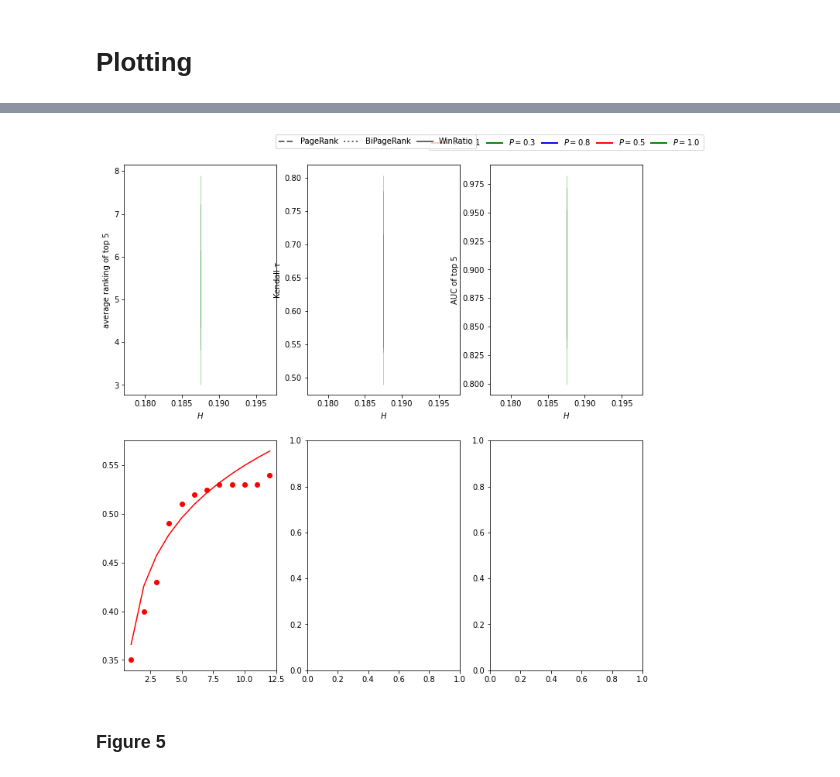
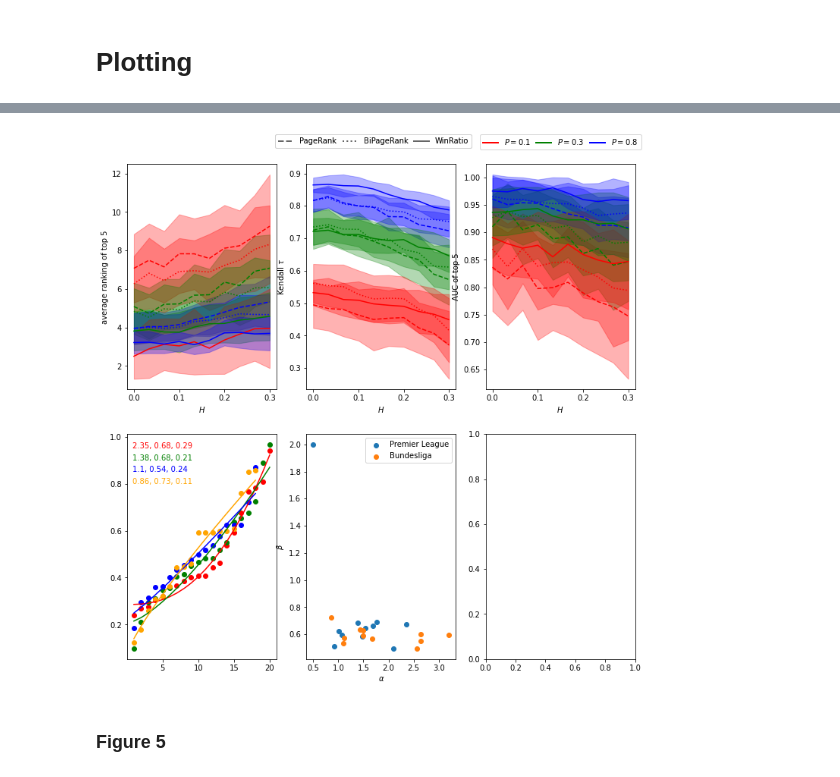
Before and after one commit to nicolas-kuechler/eth-sports-networks-2021, a Jupyter notebook: project.ipynb, the cells around one changed output, grey strips where cells are left out. Cells and saved outputs as stored; diff of their text form; code cells hidden in the pictures.

Commit message:
Add alfa/beta plots Fig 4. Add real data loading

```diff
--- a/project.ipynb
+++ b/project.ipynb
@@ -771,0 +865,16 @@ build_figure_3()
+# %%
+# configure here the experiments (the pipeline will create a cross product for every element in a list)
+config = {
+    "n_teams": [30],
+    "fitness": [{"type": "linear"}],
+    "model": [{"type": "logistic", "H": np.linspace(0.0, 0.3, 10), "delta": [0.1]}],
+    "fraction_games_per_season": [0.1, 0.3, 0.8], # P in paper (can only be between [0,1])
+    "remove_unexpected": [{"mode": ["removal"], "fraction_eta": [0.0]}],
+    "n_seasons": 50, # number of repetitions
+    "ranking_algos": ["pagerank", "bipagerank", "winratio"],
+    "metrics": ["top5_avg_rank", "kendall", "auc"],
+    "fix_schedule_over_season": False
+}
+
+df = build_df(config)
+display(drop_additional_cols(df))
@@ -772,8 +896,19 @@ build_figure_3()
 # %%
 
 leagues_to_fit = [
-    {'league': 'bundesliga', 'year': 2021}
+    {'league': 'Premier League', 'start_year': 2017, 'color': 'red'},
+    {'league': 'Premier League', 'start_year': 2018, 'color': 'green'},
+#     {'league': 'Premier League', 'start_year': 2019, 'color': 'blue'},
+#     {'league': 'Premier League', 'start_year': 2020, 'color': 'orange'}
+
+
+    {'league': 'Bundesliga', 'start_year': 2017, 'color': 'blue'},
+    {'league': 'Bundesliga', 'start_year': 2018, 'color': 'orange'}
+
+
 ]
+plot_fractions = [0.1, 0.3, 0.8]
+
 
 def build_figure_4():
     plots_v = 2
@@ -810,17 +945,40 @@ def build_figure_4():
     # Fitting fitness values #
     ##########################
     ax = axes[1, 0]
-    for league in leagues_to_fit:
-        row = real_league_winratio[real_league_winratio['league'] == league['league']] \
-            [real_league_winratio['year'] == league['year']]
+    for i, league in enumerate(leagues_to_fit):
+        row = real_data_teams[(real_data_teams['league'] == league['league']) &\
+                              (real_data_teams['start_year'] == league['start_year'])]
         N = row['rank'].count()
-        color = 'red'
+        color = league['color']
         ax.scatter(row['rank'], row['win_ratio'], color=color)
 
         alpha, beta, gamma = fit_nonlinear_model(row)
-        ax.plot(row['rank'], [nonlinear_fitness_model([alpha, beta], i, N, gamma) for i in range(1, N+1)], color=color)
+        ax.text(0.8, 0.95 - (i * 0.05), f"{round(alpha, 2)}, {round(beta, 2)}, {round(gamma, 2)}", color=color)
+        ax.plot(row['rank'], [nonlinear_fitness_model([alpha, beta, gamma], i, N) for i in range(1, N+1)], color=color)
 
-        # TODO: Some legend stuff
+    ##########################
+    # Plotting alfa, beta #
+    ##########################
+#     print(list(real_data_teams.iteritems()))
+#     print(list(real_data_teams.iteritems())[0])
+    print(real_data_teams)
+    ax = axes[1, 1]
+    for _, (league) in real_data_teams["league"].drop_duplicates().iteritems():
+        fits = []
+
+        for _, (start_year, end_year) in real_data_teams[["start_year", "end_year"]]\
+                                                .drop_duplicates().iterrows():
+            season = real_data_teams[(real_data_teams["start_year"] == start_year) &\
+                                     (real_data_teams["end_year"] == end_year) &\
+                                     (real_data_teams["league"] == league)]
+            alpha, beta, gamma = fit_nonlinear_model(season)
+            fits.append((alpha, beta))
+
+        ax.scatter([f[0] for f in fits], [f[1] for f in fits], label=f"{league}")
+    ax.set_xlabel("$\\alpha$")
+    ax.set_ylabel("$\\beta$")
+    ax.legend()
+
 
     #######################
     # Heatmap #
@@ -844,7 +1002,7 @@ def build_figure_4():
     legend_algo = [Line2D([0], [0], linestyle=style, lw=2, color=COLOR_GRAY) for style in plot_config['linestyles'].values()]
     legend_fraction = [Line2D([0], [0], linestyle='solid', lw=2, color=color) for color in plot_config['colors'].values()]
 
-    leg1 = plt.legend(legend_fraction, [f"$P = {fraction}$" for fraction in plot_config['colors'].keys()],
+    leg1 = plt.legend(legend_fraction, [f"$P = {fraction}$" for fraction in plot_fractions],
                       bbox_to_anchor=(0.5, 2.35), loc='upper center',
                       ncol=len(plot_config['colors'].keys()), columnspacing=0.75)
     leg2 = plt.legend(legend_algo, [plot_config['algo_names'][key] for key in plot_config['linestyles'].keys()],
@@ -859,4 +1031,4 @@ build_figure_4()
-[figure, old version]
+[figure, new version]
 # %% [markdown]
 ### Figure 5
 # %%
```
Also changed, not shown: parts of 12 cells of this notebook.
